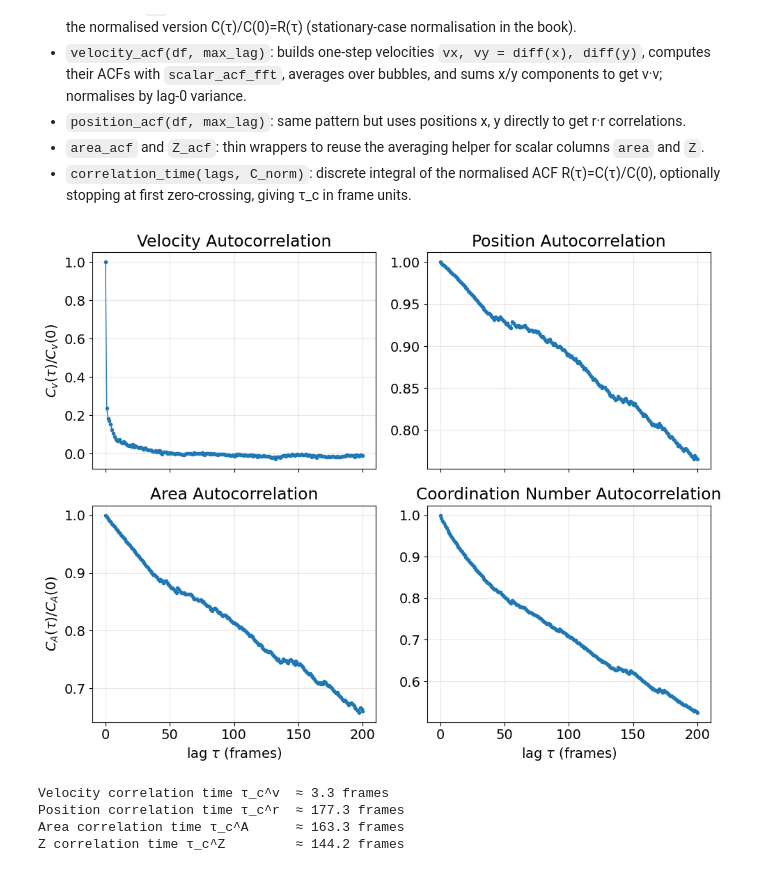
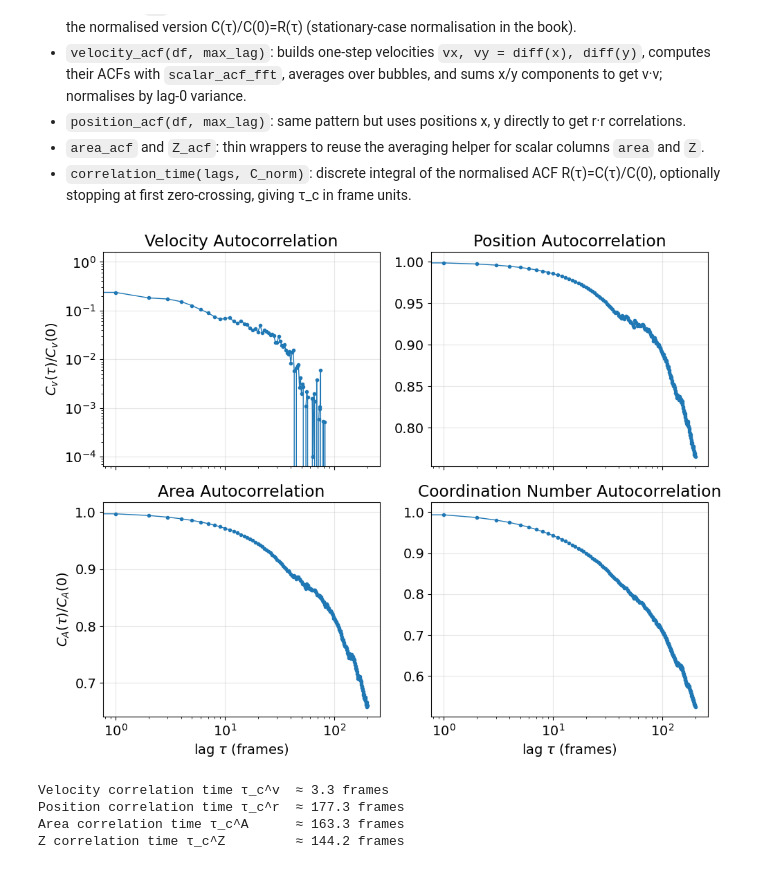
Before and after one commit to conorkirby/capstone, a Jupyter notebook: ProjectNotebooks/09_AutoCorrelation.ipynb, the cells around one changed output. Cells and saved outputs as stored; diff of their text form; code cells hidden in the pictures.

```diff
--- a/ProjectNotebooks/09_AutoCorrelation.ipynb
+++ b/ProjectNotebooks/09_AutoCorrelation.ipynb
@@ -249,35 +249,35 @@ lags_Z, C_Z, C_Z_norm = Z_acf(df_corrected, max_lag=max_lag)
 # --- plotting: 4-panel figure of normalised ACFs ---
 fig, axes = plt.subplots(2, 2, figsize=(10, 8), sharex=True)
 (ax1, ax2), (ax3, ax4) = axes
 
 # Velocity ACF
-ax1.plot(lags_v, C_v_norm, marker='o', ms=3, lw=1)
+ax1.loglog(lags_v, C_v_norm, marker='o', ms=3, lw=1)
 ax1.set_title("Velocity Autocorrelation")
 ax1.set_ylabel(r"$C_v(\tau)/C_v(0)$")
 ax1.grid(alpha=0.3)
 
 # Position ACF
 ax2.plot(lags_r, C_r_norm, marker='o', ms=3, lw=1)
 ax2.set_title("Position Autocorrelation")
 ax2.grid(alpha=0.3)
 
 # Area ACF
 ax3.plot(lags_A, C_A_norm, marker='o', ms=3, lw=1)
 ax3.set_title("Area Autocorrelation")
 ax3.set_xlabel(r"lag $\tau$ (frames)")
 ax3.set_ylabel(r"$C_A(\tau)/C_A(0)$")
 ax3.grid(alpha=0.3)
 
 # Z ACF
 ax4.plot(lags_Z, C_Z_norm, marker='o', ms=3, lw=1)
 ax4.set_title("Coordination Number Autocorrelation")
 ax4.set_xlabel(r"lag $\tau$ (frames)")
 ax4.grid(alpha=0.3)
 
 plt.tight_layout()
 plt.show()
 # %% [output]
-[figure, old version]
+[figure, new version]
 # %%
 def correlation_time(lags, C_norm, stop_at_zero_cross=True):
     """
```
Also changed, not shown: parts of 3 cells of this notebook, 3 other files.
